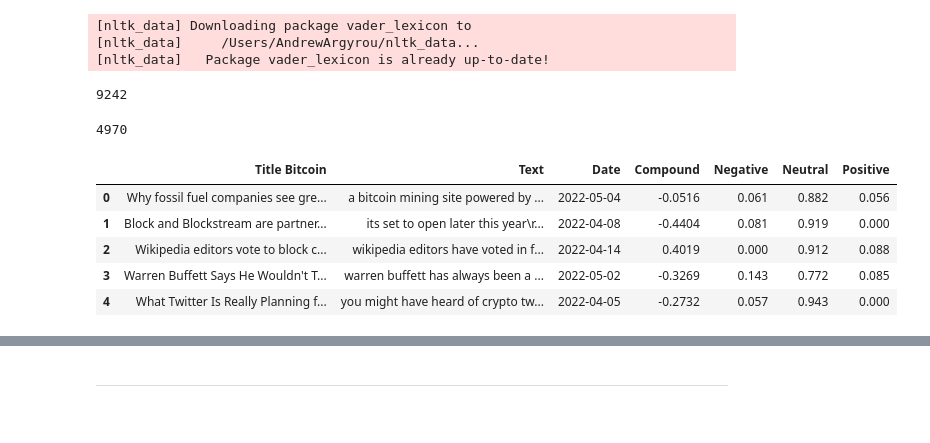
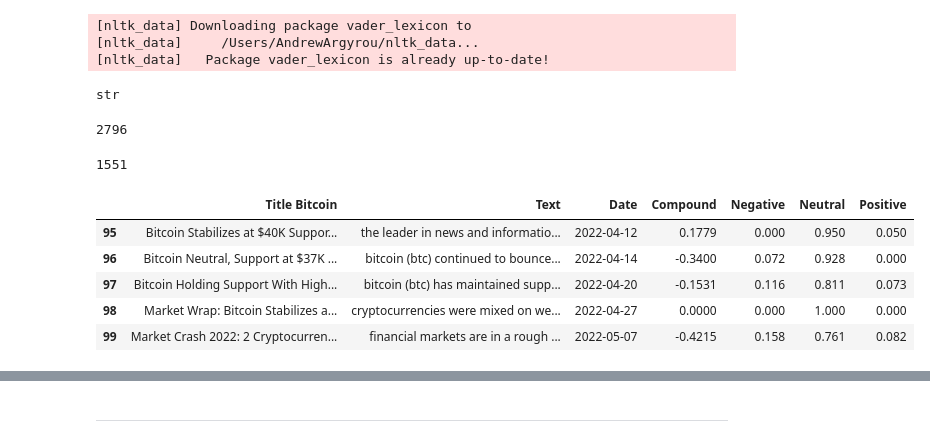
Before and after one commit to aaargyrou/NLP--BTC-ETH, a Jupyter notebook: Code/crypto_sentiment.ipynb, the cells around one changed output, grey strips where cells are left out. Saved outputs shown, nothing was run; the diff lists cells and outputs as text; code cells hidden in the pictures.

```diff
--- a/Code/crypto_sentiment.ipynb
+++ b/Code/crypto_sentiment.ipynb
@@ -31,63 +31,70 @@ analyzer = SentimentIntensityAnalyzer()
 # Read your api key environment variable
 load_dotenv()
 api_key = os.getenv("NEWS_API_KEY")
+type(api_key)
+# %% [output]
+str
 # %%
 # Create a newsapi client
 newsapi = NewsApiClient(api_key=api_key)
 # %%
 # Fetch the Bitcoin news articles
 bitcoin_news_en = newsapi.get_everything(
-    q="Bitcoin",
-    language="en"
+    q="Bitcoin, BTC, btc, bitcoin",
+    language="en",
+    page_size=100,
+    sort_by="relevancy",
 )
 
 # Show the total number of news
 bitcoin_news_en["totalResults"]
 # %% [output]
-9242
+2796
 # %%
 # Fetch the Ethereum news articles
 ethereum_news_en = newsapi.get_everything(
-    q="Ethereum",
-    language="en"
+    q="Ethereum, ETH, eth, ethereum",
+    language="en",
+    page_size=100,
+    sort_by="relevancy",
 )
 
 # Show the total number of news
 ethereum_news_en["totalResults"]
 # %% [output]
-4970
+1551
 # %%
 # Create the Bitcoin sentiment scores DataFrame
 bitcoin_sentiments = []
 
 for article in bitcoin_news_en["articles"]:
     try:
         text = article["content"].lower()
         title = article["title"]
         date = article["publishedAt"][:10]
         sentiment = analyzer.polarity_scores(text)
         compound = sentiment["compound"]
         pos = sentiment["pos"]
         neu = sentiment["neu"]
         neg = sentiment["neg"]
 
         bitcoin_sentiments.append({"Text": text, "Date": date, "Compound": compound, "Positive": pos, "Negative": neg, "Neutral": neu, "Title Bitcoin": title})
 
     except AttributeError:
         pass
 
 # Create DataFrame
 bitcoin_df = pd.DataFrame(bitcoin_sentiments)
 
 # Reorder DataFrame columns
 cols = ["Title Bitcoin","Text","Date","Compound","Negative","Neutral","Positive",]
 bitcoin_df = bitcoin_df[cols]
 #bitcoin_df.sort_values(by='Negative',ascending=False,inplace=True)
-bitcoin_df.head()
+bitcoin_df.tail()
 # %% [output]
 |  | Title Bitcoin | Text | Date | Compound | Negative | Neutral | Positive |
-| 0 | Why fossil fuel companies see gre... | a bitcoin mining site powered by ... | 2022-05-04 | -0.0516 | 0.061 | 0.882 | 0.056 |
-| 1 | Block and Blockstream are partner... | its set to open later this year\r... | 2022-04-08 | -0.4404 | 0.081 | 0.919 | 0.000 |
-| 2 | Wikipedia editors vote to block c... | wikipedia editors have voted in f... | 2022-04-14 | 0.4019 | 0.000 | 0.912 | 0.088 |
-| 3 | Warren Buffett Says He Wouldn't T... | warren buffett has always been a ... | 2022-05-02 | -0.3269 | 0.143 | 0.772 | 0.085 |
-| 4 | What Twitter Is Really Planning f... | you might have heard of crypto tw... | 2022-04-05 | -0.2732 | 0.057 | 0.943 | 0.000 |
+| 95 | Bitcoin Stabilizes at $40K Suppor... | the leader in news and informatio... | 2022-04-12 | 0.1779 | 0.000 | 0.950 | 0.050 |
+| 96 | Bitcoin Neutral, Support at $37K ... | bitcoin (btc) continued to bounce... | 2022-04-14 | -0.3400 | 0.072 | 0.928 | 0.000 |
+| 97 | Bitcoin Holding Support With High... | bitcoin (btc) has maintained supp... | 2022-04-20 | -0.1531 | 0.116 | 0.811 | 0.073 |
+| 98 | Market Wrap: Bitcoin Stabilizes a... | cryptocurrencies were mixed on we... | 2022-04-27 | 0.0000 | 0.000 | 1.000 | 0.000 |
+| 99 | Market Crash 2022: 2 Cryptocurren... | financial markets are in a rough ... | 2022-05-07 | -0.4215 | 0.158 | 0.761 | 0.082 |
```
Also changed, not shown: parts of 9 cells of this notebook, 1 other file.
